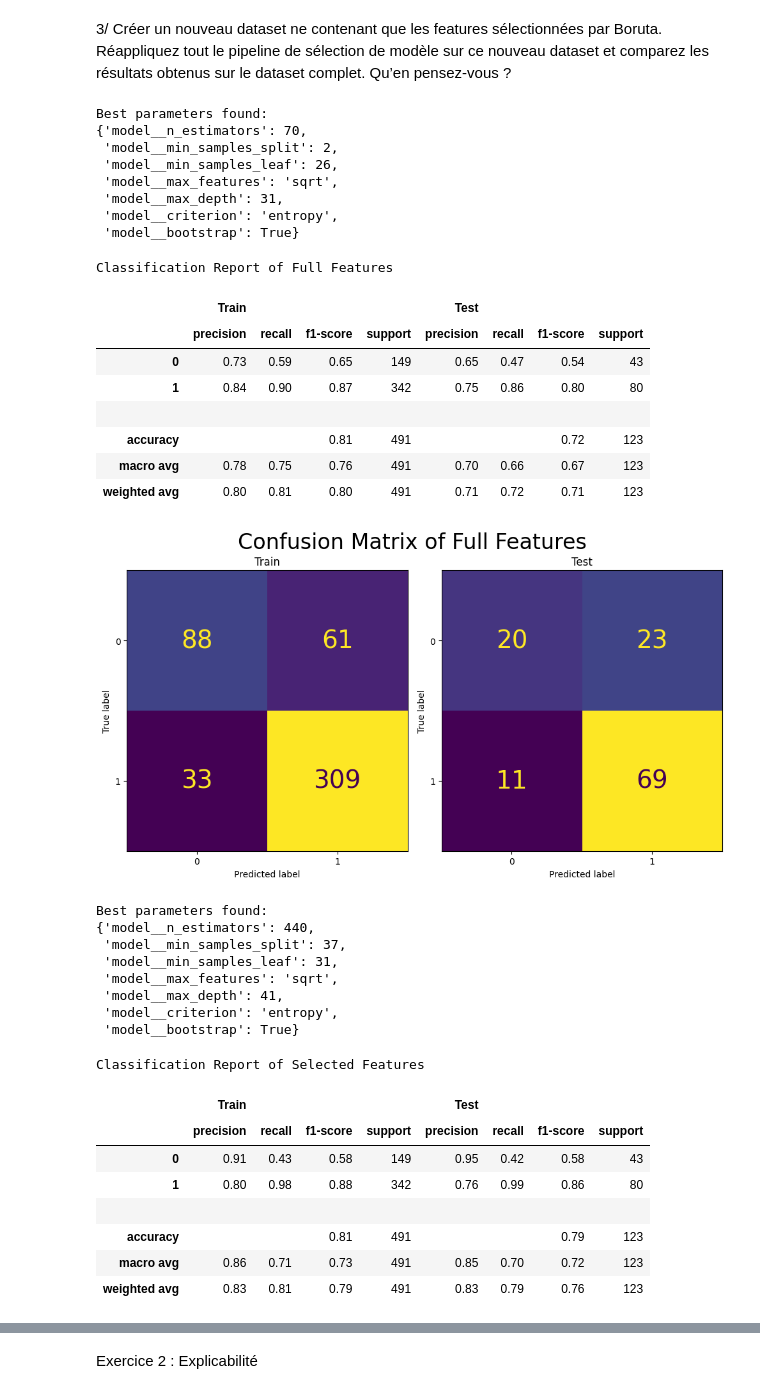
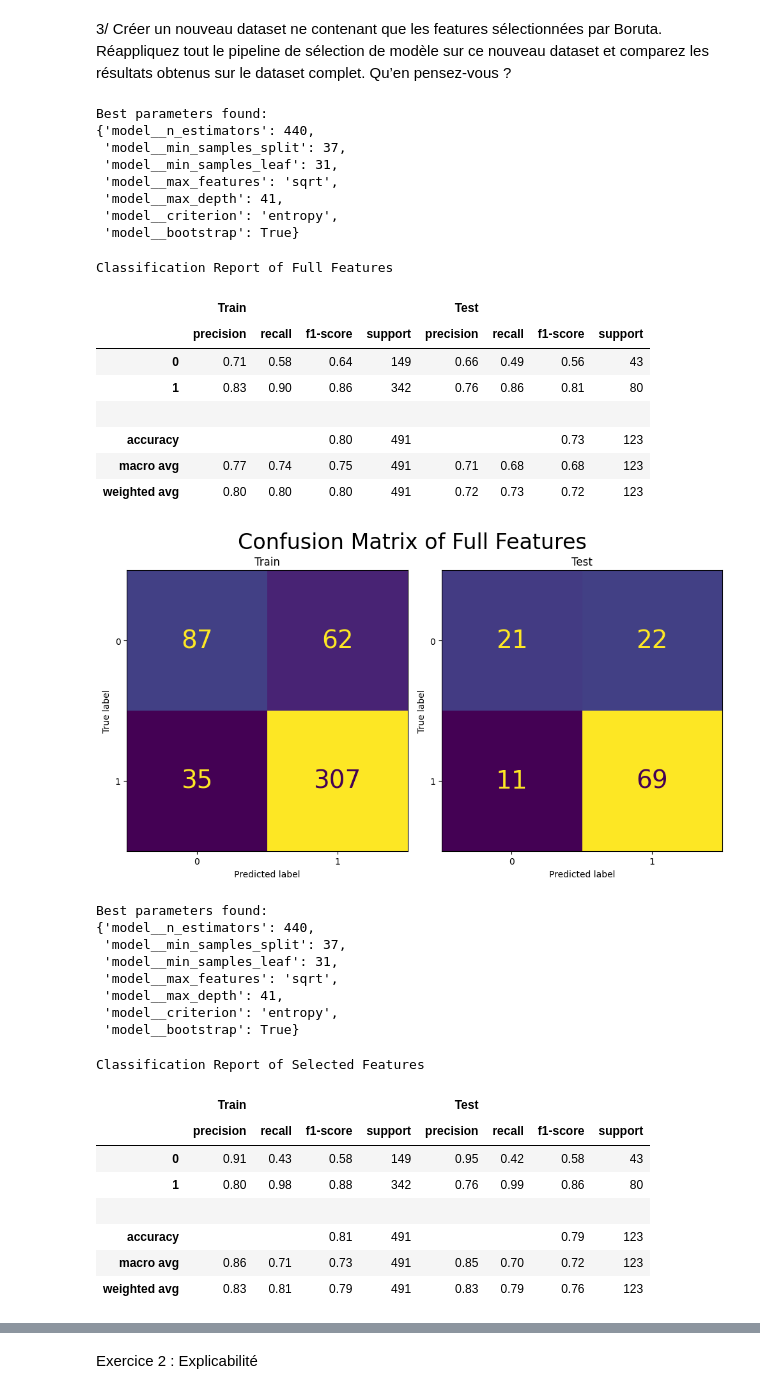
Before and after one commit to ArreCapClassique/M1S2-CM-Analyse-et-visualisation-de-donnees, a Jupyter notebook: TD_ML/TD2/TD2_pipeline.ipynb, the cells around one changed output, grey strips where cells are left out. Drawn from its saved outputs; the diff is of its cells as text; code cells hidden in the pictures.

```diff
--- a/TD_ML/TD2/TD2_pipeline.ipynb
+++ b/TD_ML/TD2/TD2_pipeline.ipynb
@@ -162,8 +162,9 @@ import pprint
 
 
 class BorutaFeatureSelector(BaseEstimator, TransformerMixin):
-    def __init__(self, estimator):
+    def __init__(self, estimator, output=False):
         self.estimator = estimator
+        self.output = output
 
     def fit(self, X, y):
         self.feature_names_ = X.columns.tolist()
@@ -175,7 +176,8 @@ class BorutaFeatureSelector(BaseEstimator, TransformerMixin):
         )
         self.selector.fit(X.values, y)
         self._sklearn_is_fitted = True
-        self.show_ranking()
+        if self.output:
+            self.show_ranking()
 
         return self
 
@@ -218,7 +220,7 @@ pipeline_select_feature = Pipeline(
         (
             "feature_selection",
             BorutaFeatureSelector(
-                estimator=RandomForestClassifier(class_weight="balanced")
+                estimator=RandomForestClassifier(class_weight="balanced"), output=True
             ),
         ),
     ]
@@ -361,18 +363,18 @@ pipeline_rf_full = Pipeline(
     ]
 )
 
-rf_full = optimize_hyperparameters(
-    X=X_train_credit_washed,
+pipeline_rf_full = optimize_hyperparameters(
+    X=X_train_credit,
     y=y_train_credit,
     estimator=pipeline_rf_full,
     param_distributions=param_distributions,
-).best_estimator_.named_steps["model"]
+).best_estimator_
 
 plot_confusion_matrix(
-    rf_full,
-    X_train_credit_washed,
+    pipeline_rf_full,
+    X_train_credit,
     y_train_credit,
-    X_test_credit_washed,
+    X_test_credit,
     y_test_credit,
     title="Full Features",
 )
@@ -381,39 +383,45 @@ plot_confusion_matrix(
 # Random forest with selected dataset
 pipeline_rf_simplified = Pipeline(
     steps=[
-        ("washing", build_washing_pipeline(X_train_credit_selected)),
+        ("washing", build_washing_pipeline(X_train_credit)),
+        (
+            "feature_selection",
+            BorutaFeatureSelector(
+                estimator=RandomForestClassifier(class_weight="balanced")
+            ),
+        ),
         ("model", RandomForestClassifier(class_weight="balanced")),
     ]
 )
 
-X_test_credit_selected = X_test_credit_washed[X_train_credit_selected.columns]
+# X_test_credit_selected = X_test_credit_washed[X_train_credit_selected.columns]
 
-rf_simplified = optimize_hyperparameters(
-    X=X_train_credit_selected,
+pipeline_rf_simplified = optimize_hyperparameters(
+    X=X_train_credit,
     y=y_train_credit,
     estimator=pipeline_rf_simplified,
     param_distributions=param_distributions,
-).best_estimator_.named_steps["model"]
+).best_estimator_
 
 plot_confusion_matrix(
-    rf_simplified,
-    X_train_credit_selected,
+    pipeline_rf_simplified,
+    X_train_credit,
     y_train_credit,
-    X_test_credit_selected,
+    X_test_credit,
     y_test_credit,
     title="Selected Features",
 )
 # %% [output]
 Best parameters found:
-{'model__n_estimators': 70,
- 'model__min_samples_split': 2,
- 'model__min_samples_leaf': 26,
+{'model__n_estimators': 440,
+ 'model__min_samples_split': 37,
+ 'model__min_samples_leaf': 31,
  'model__max_features': 'sqrt',
- 'model__max_depth': 31,
+ 'model__max_depth': 41,
  'model__criterion': 'entropy',
  'model__bootstrap': True}
 Classification Report of Full Features
 |  | Train |  |  |  | Test |  |  |  |
 |  | precision | recall | f1-score | support | precision | recall | f1-score | support |
-| 0 | 0.73 | 0.59 | 0.65 | 149 | 0.65 | 0.47 | 0.54 | 43 |
-| 1 | 0.84 | 0.90 | 0.87 | 342 | 0.75 | 0.86 | 0.80 | 80 |
+| 0 | 0.71 | 0.58 | 0.64 | 149 | 0.66 | 0.49 | 0.56 | 43 |
+| 1 | 0.83 | 0.90 | 0.86 | 342 | 0.76 | 0.86 | 0.81 | 80 |
@@ -421,7 +429,7 @@ Classification Report of Full Features
-| accuracy |  |  | 0.81 | 491 |  |  | 0.72 | 123 |
-| macro avg | 0.78 | 0.75 | 0.76 | 491 | 0.70 | 0.66 | 0.67 | 123 |
-| weighted avg | 0.80 | 0.81 | 0.80 | 491 | 0.71 | 0.72 | 0.71 | 123 |
+| accuracy |  |  | 0.80 | 491 |  |  | 0.73 | 123 |
+| macro avg | 0.77 | 0.74 | 0.75 | 491 | 0.71 | 0.68 | 0.68 | 123 |
+| weighted avg | 0.80 | 0.80 | 0.80 | 491 | 0.72 | 0.73 | 0.72 | 123 |
-[figure, old version]
+[figure, new version]
 Best parameters found:
 {'model__n_estimators': 440,
  'model__min_samples_split': 37,
```
Also changed, not shown: parts of 3 cells of this notebook.
